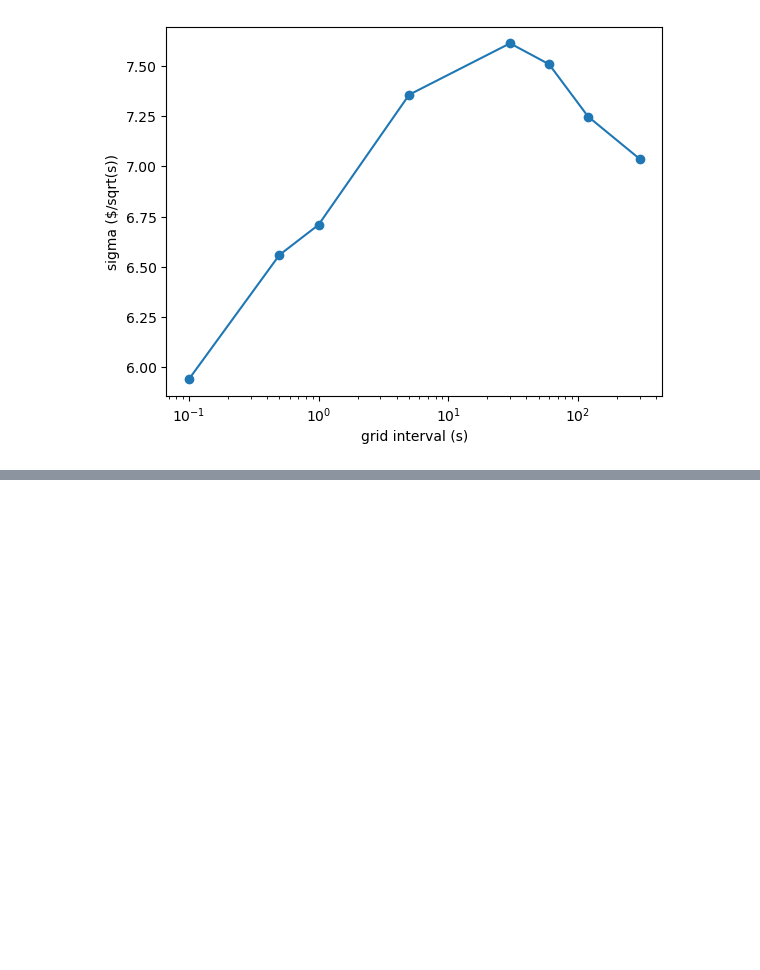
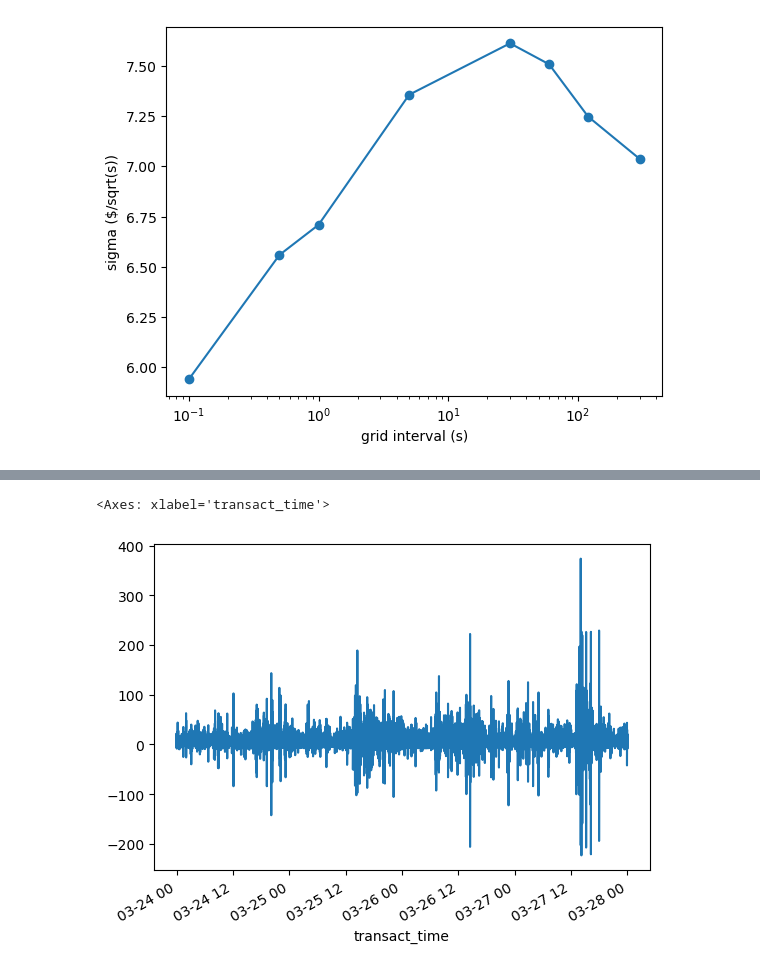
Before and after one commit to akshathp0/avellaneda-stoikov, a Jupyter notebook: validate_data.ipynb, the cells around one changed output, grey strips where cells are left out. Saved outputs shown, nothing was run; the diff lists cells and outputs as text; code cells hidden in the pictures; blank space fills up the shorter version.

Commit message:
max trade depth created

```diff
--- a/validate_data.ipynb
+++ b/validate_data.ipynb
@@ -11,12 +40,12 @@ bt, at = data.d_load.load()
 # %%
-import params.params
+import params.sigma
 
-mid = params.params.build_mid(bt)
-rolling_sigma = params.params.estimate_rolling_vol(mid)
-ewma_sigma = params.params.estimate_ewma_vol(mid)
+mid, deduped = params.sigma.build_mid(bt)
+rolling_sigma = params.sigma.estimate_rolling_vol(mid)
+ewma_sigma = params.sigma.estimate_ewma_vol(mid)
 
-rolling_sigma = params.params.return_training_slice(rolling_sigma)
-ewma_sigma = params.params.return_training_slice(ewma_sigma)
+rolling_sigma = params.sigma.return_training_slice(rolling_sigma)
+ewma_sigma = params.sigma.return_training_slice(ewma_sigma)
 # %%
 import matplotlib.pyplot as plt
 
@@ -40,3 +69,8 @@ plt.ylabel('sigma ($/sqrt(s))')
 plt.show()
 # %% [output]
 [figure]
+# %%
+import params.intensity
+
+matched = params.intensity.match_trades(at, deduped)
+matched = params.sigma.return_training_slice(matched)
@@ -42,0 +94,7 @@ plt.show()
+# %%
+spreads = params.intensity.calculate_spread(matched)
+# %%
+spreads['depth'].plot()
+# %% [output]
+<Axes: xlabel='transact_time'>
+[figure, added]
```
Also changed, not shown: parts of 13 cells of this notebook, 3 other files.
